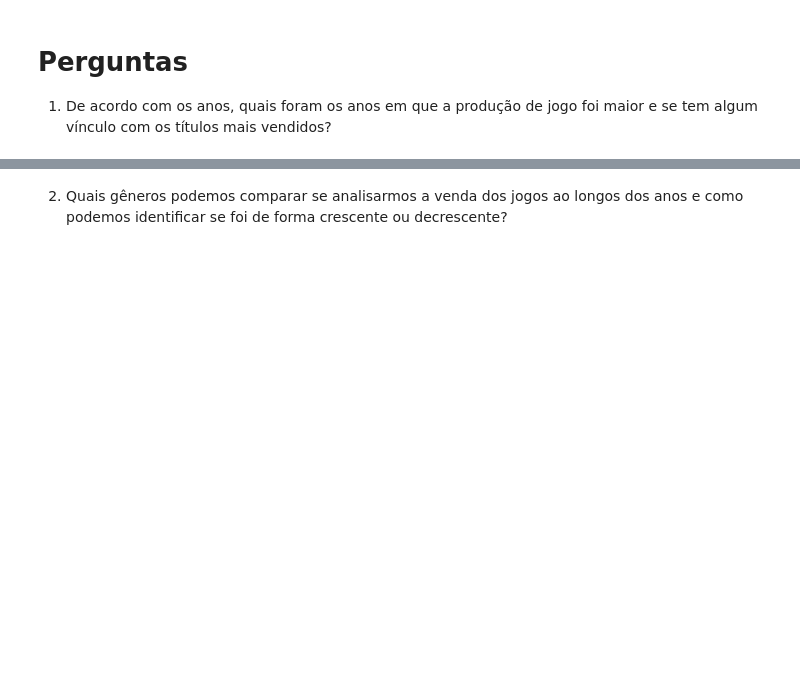
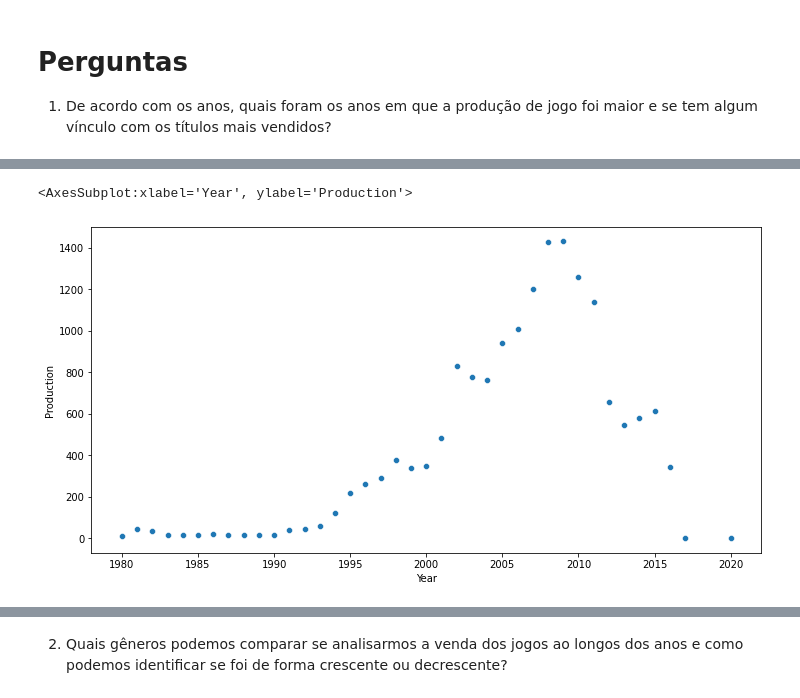
Before and after one commit to mateusfh/Projeto-ICD, a Jupyter notebook: Relatório Final.ipynb, the cells around one changed output, grey strips where cells are left out. Saved outputs shown, nothing was run; the diff lists cells and outputs as text; code cells hidden in the pictures; blank space fills up the shorter version.

```diff
--- a/Relatório Final.ipynb
+++ b/Relatório Final.ipynb
@@ -67,0 +174,6 @@ Global_Sales - Total worldwide sales.
+# %%
+arq = pd.read_csv('vgsales.csv')
+# %%
+arq = arq.fillna(0)
+arq =arq.astype({"Year":  int})
+arq
@@ -67,0 +194,16 @@ Global_Sales - Total worldwide sales.
+# %%
+# inserir e executar o passo a passo para respondê-las
+# (vocês devem utilizar regressão linear ou agrupamento em pelo menos uma pergunta)/
+Year = arq.iloc[:,3:4]
+#Contando os anos que produziram mais jogos
+Year_counter = Counter(Year["Year"])
+
+#Apagando a contagem para o ano zero, são aqueles que não possuíam esse dados e foram tratados
+del Year_counter[0]
+
+#Organizando por anos com maiores quantidades de jogos produzidos, caso usasse o sorted ele iria repetir os anos
+Year_counter = Year_counter.most_common()
+#sorted(Year_counter.elements())
+
+New_Year = pd.DataFrame(Year_counter, columns=["Year","Production"])
+New_Year
@@ -67,0 +228,6 @@ Global_Sales - Total worldwide sales.
+# %%
+plt.figure(figsize=(12, 6))
+sns.scatterplot(data=New_Year, x = "Year", y = "Production")
+# %% [output]
+<AxesSubplot:xlabel='Year', ylabel='Production'>
+[figure, added]
```
Also changed, not shown: parts of 20 cells of this notebook.
